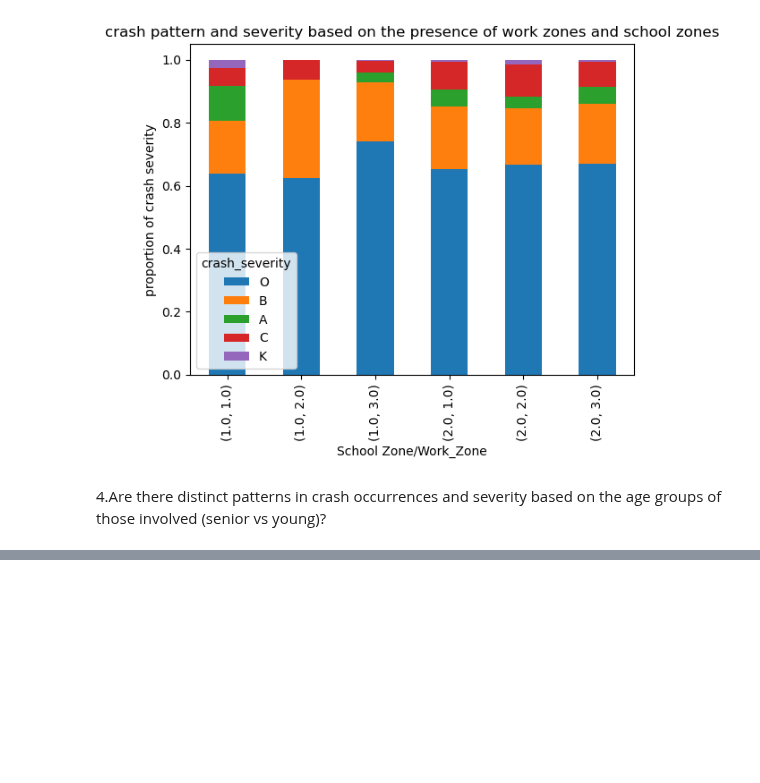
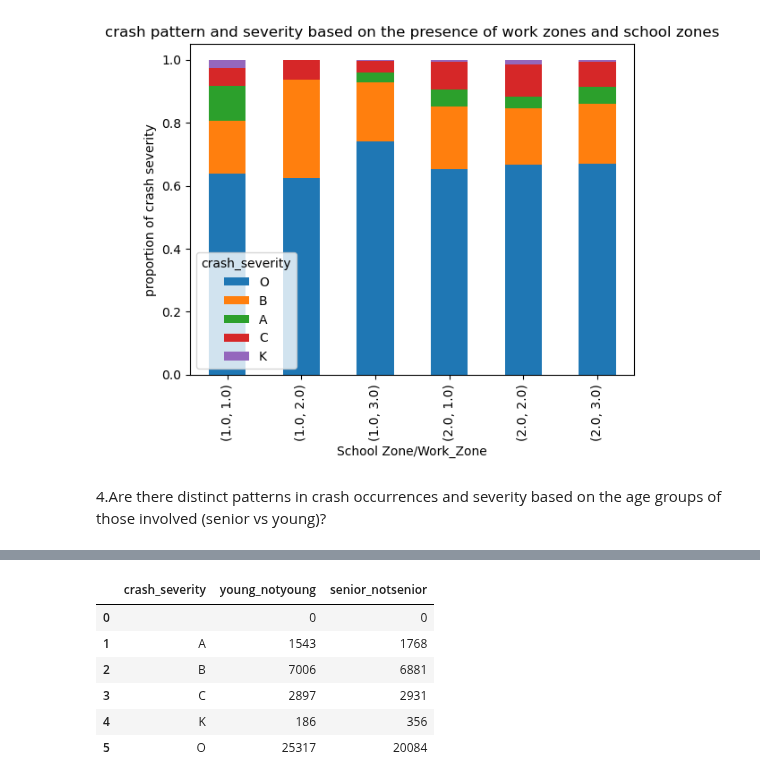
Before and after one commit to Eliab16/VDOT-crash-analysis, a Jupyter notebook: VDOT_Analysis.ipynb, the cells around one changed output, grey strips where cells are left out. Saved outputs shown, nothing was run; the diff lists cells and outputs as text; code cells hidden in the pictures; blank space fills up the shorter version.

```diff
--- a/VDOT_Analysis.ipynb
+++ b/VDOT_Analysis.ipynb
@@ -230,6 +230,10 @@ plt.savefig(format='jpg', fname='workzone_schoolzone')
 [figure]
 # %% [markdown]
 4.Are there distinct patterns in crash occurrences and severity based on the age groups of those involved (senior vs young)?
+# %%
+crash_data['senior_notsenior'] = crash_data['senior_notsenior'].map({'Yes':1 ,'No':0})
+
+crash_data['young_notyoung'] = crash_data['young_notyoung'].map({'Yes':1 ,'No':0})
 # %%
 # count occurrences of combined columns
 # occurance = crash_data.groupby(['young_notyoung', 'senior_notsenior', 'crash_severity']).size().unstack()
@@ -247,3 +254,18 @@ value_name='value',var_name='variable')
+# %%
+crash_data['young_notyoung'] = crash_data['young_notyoung'].astype('Int64')
+crash_data['senior_notsenior'] = crash_data['senior_notsenior'].astype('Int64')
+# %%
+#  = inn.groupby(['Opposition', 'Inning_no'])['Wickets'].agg([('Wickets', 'sum'), ('Played', 'count')]).reset_inde
+crash_severity_by_age = crash_data.groupby('crash_severity').agg({'young_notyoung':'sum','senior_notsenior':sum}).reset_index()
+crash_severity_by_age
+# %% [output]
+|  | crash_severity | young_notyoung | senior_notsenior |
+| 0 |  | 0 | 0 |
+| 1 | A | 1543 | 1768 |
+| 2 | B | 7006 | 6881 |
+| 3 | C | 2897 | 2931 |
+| 4 | K | 186 | 356 |
+| 5 | O | 25317 | 20084 |
 # %%
 # https://www.geeksforgeeks.org/replace-the-column-contains-the-values-yes-and-no-with-true-and-false-in-python-pandas/
 # replace the ‘commissioned' column contains
```
Also changed, not shown: parts of 7 cells of this notebook.
